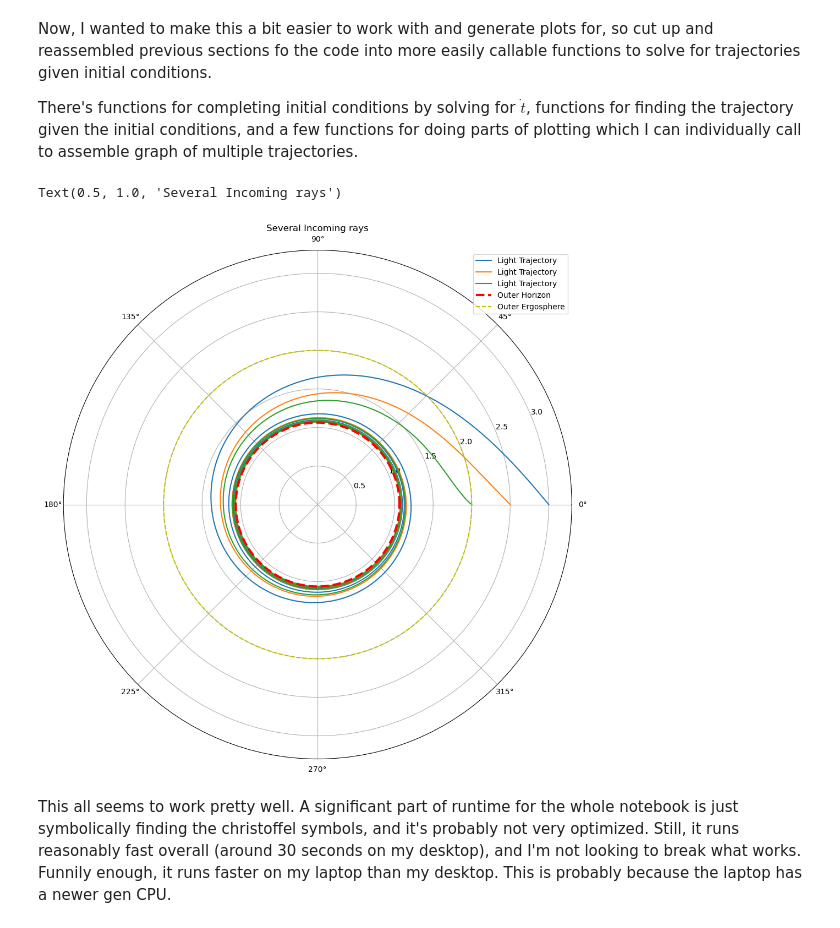
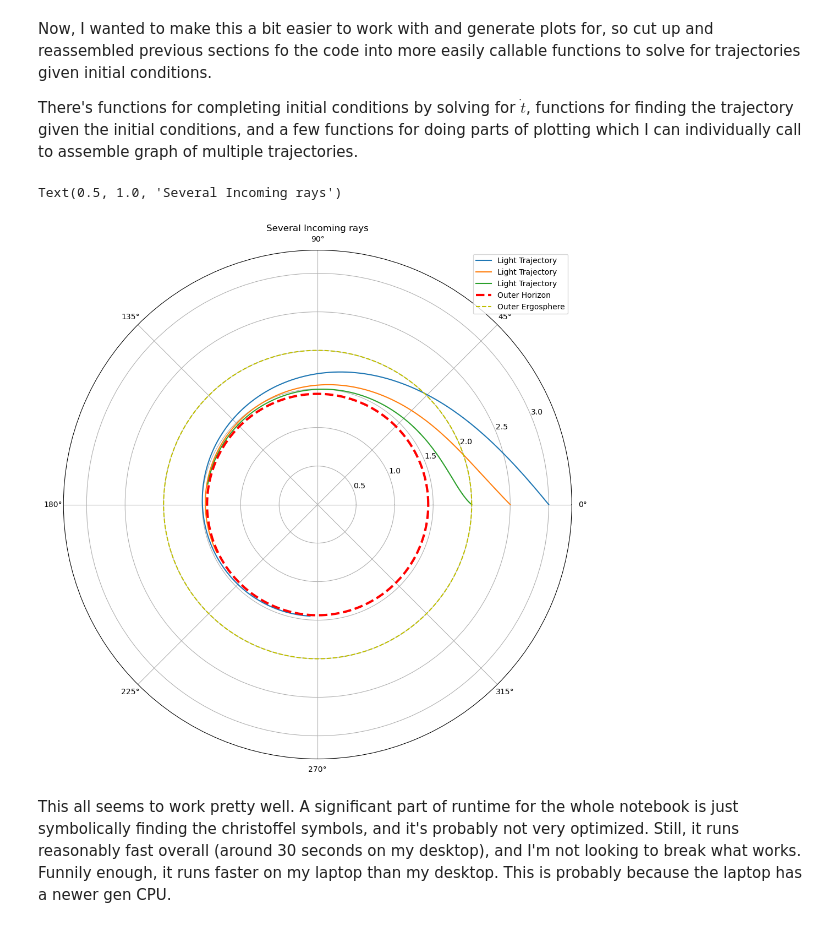
Before and after one commit to LordofDorknes/KerrSim, a Jupyter notebook: KerrSymb.ipynb, the cells around one changed output. Drawn from its saved outputs; the diff is of its cells as text; code cells hidden in the pictures.

```diff
--- a/KerrSymb.ipynb
+++ b/KerrSymb.ipynb
@@ -164,7 +164,7 @@ import numpy as np
 
 
 #black hole params
-a=0.998 #BH spin param
+a=0.9 #BH spin param
 M=1 #BH mass param
 s=2*M #BH schwartzchild radius
 #horizon radii
@@ -173,7 +173,7 @@ r_hi=(s-np.sqrt(s**2-4*a**2))/2
 
 #photon orbit
 r_prograde_photon_orbit=s*(1+np.cos(2/3*np.arccos(-np.abs(a)/M)))
-r_cutoff=(r_h+r_prograde_photon_orbit)/2
+r_cutoff=1.01*r_h#(r_h+r_prograde_photon_orbit)/2
 
 
 #ergoregion (valid only in equatorial plane)
@@ -325,7 +325,7 @@ There's functions for completing initial conditions by solving for $\dot{t}$, fu
 # %%
 from copy import deepcopy
 #black hole params
-a=0.998 #BH spin param
+a=0.9#BH spin param
 M=1 #BH mass param
 s=2*M #BH schwartzchild radius
 
@@ -339,7 +339,7 @@ r_ei=0
 
 #photon orbit
 r_prograde_photon_orbit=s*(1+np.cos(2/3*np.arccos(-np.abs(a)/M)))
-r_cutoff=(r_h+r_prograde_photon_orbit)/2
+r_cutoff=1.01*r_h#(r_h+r_prograde_photon_orbit)/2
 
 
 def init_condition_completer(m,r_0,rp_0,phi_0,phip_0,t_0):
@@ -459,34 +459,34 @@ phip_0=0.00204#initial angular (pseudo?)momentum
 
 t_0=0
 part2_y0=init_condition_completer(m,r_0,rp_0,phi_0,phip_0,t_0)
 part2_y=equat_solve(part2_y0,0.01)
 
 plot_traj_rad(part2_y,pol_axes)
 
 #particle 3
 
 m=0.00 #particle mass
 r_0=2.00 #initial radial pos
 rp_0=-0.005 #initial radial (pseudo?)momentum
 
 phi_0=0 #initial angular pos
 phip_0=0.00204#initial angular (pseudo?)momentum
 
 t_0=0
 
 part3_y0=init_condition_completer(m,r_0,rp_0,phi_0,phip_0,t_0)
 part3_y=equat_solve(part3_y0,0.01)
 plot_traj_rad(part3_y,pol_axes)
 
 
 plot_horizons(pol_axes)
 plt.ylim([0,3*1.1])
 plt.legend()
 
 plt.title("Several Incoming rays")
 # %% [output]
 Text(0.5, 1.0, 'Several Incoming rays')
-[figure, old version]
+[figure, new version]
 # %% [markdown]
 This all seems to work pretty well. A significant part of runtime for the whole notebook is just symbolically finding the christoffel symbols, and it's probably not very optimized.
 Still, it runs reasonably fast overall (around 30 seconds on my desktop), and I'm not looking to break what works.
```
Also changed, not shown: parts of 6 cells of this notebook.
